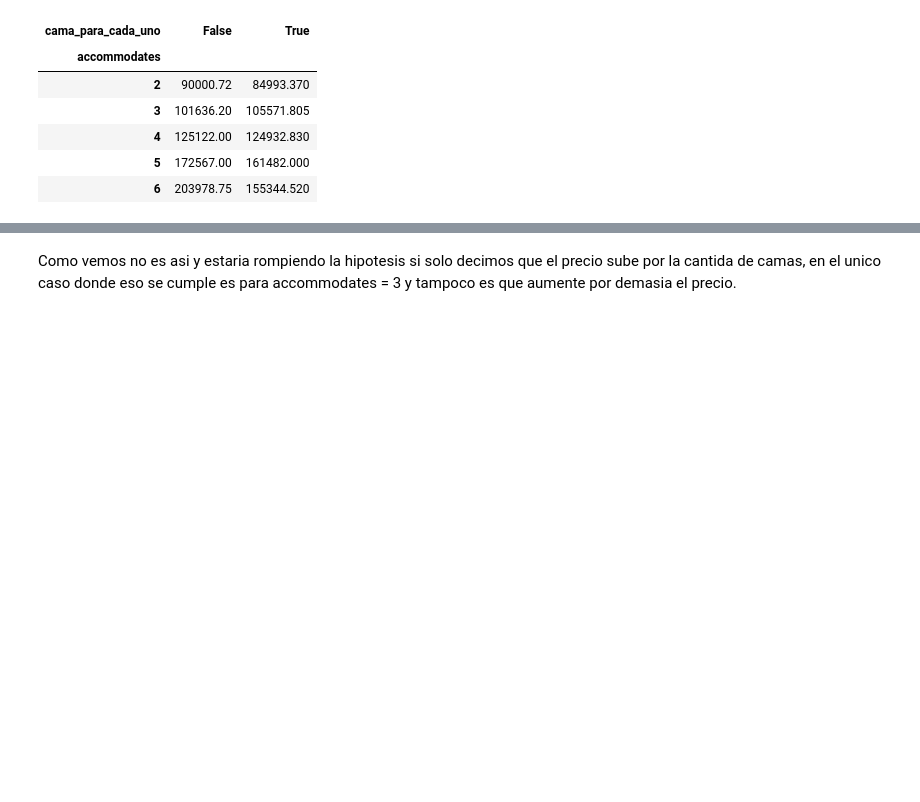
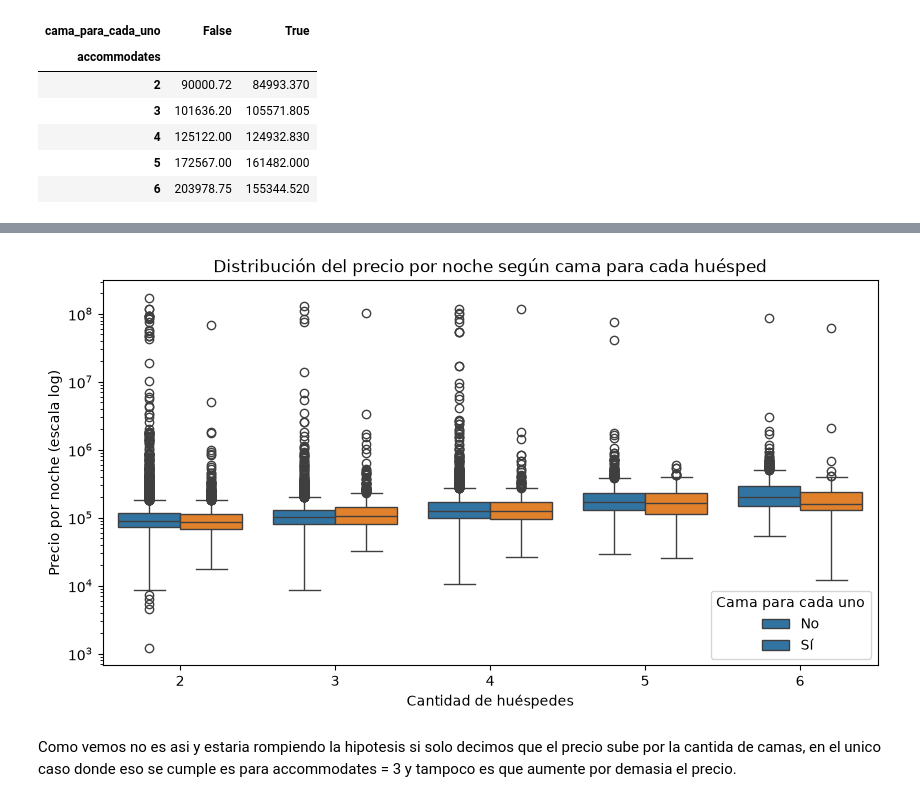
Before and after one commit to CanBugarini/TPE_CienciaDeDatos, a Jupyter notebook: prueba1.ipynb, the cells around one changed output, grey strips where cells are left out. Saved outputs shown, nothing was run; the diff lists cells and outputs as text; code cells hidden in the pictures; blank space fills up the shorter version.

```diff
--- a/prueba1.ipynb
+++ b/prueba1.ipynb
@@ -193,2 +208,16 @@ df_comp.groupby(['accommodates', 'cama_para_cada_uno'])['price_quote_price_per_n
+# %%
+plt.figure(figsize=(10, 5))
+sns.boxplot(data=df_comp2, x='accommodates', y='price_quote_price_per_night',
+            hue='cama_para_cada_uno')
+plt.yscale('log')
+plt.title('Distribución del precio por noche según cama para cada huésped')
+plt.xlabel('Cantidad de huéspedes')
+plt.ylabel('Precio por noche (escala log)')
+plt.legend(title='Cama para cada uno', labels=['No', 'Sí'])
+plt.show()
+
+# Tengo un error en la leyenda del graf. lo intente acomodar pero me da problemas el seaborn
+# %% [output]
+[figure, added]
 # %% [markdown]
 Como vemos no es asi y estaria rompiendo la hipotesis si solo decimos que el precio sube por la cantida de camas, en el unico caso donde eso se cumple es para accommodates = 3 y tampoco es que aumente por demasia el precio.
```
Also changed, not shown: parts of 19 cells of this notebook.
